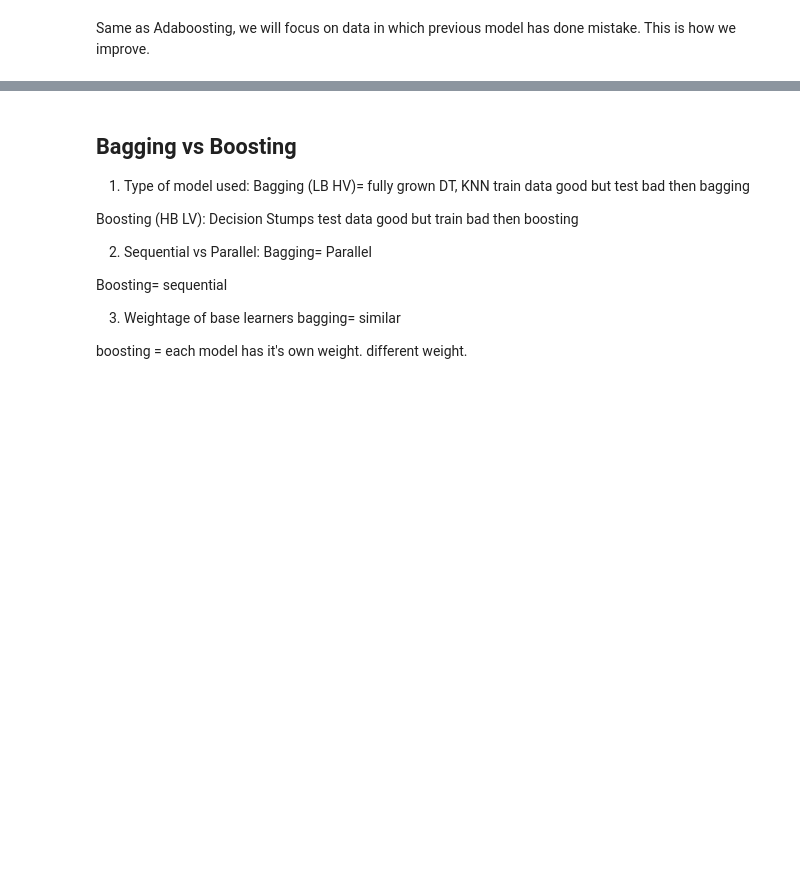
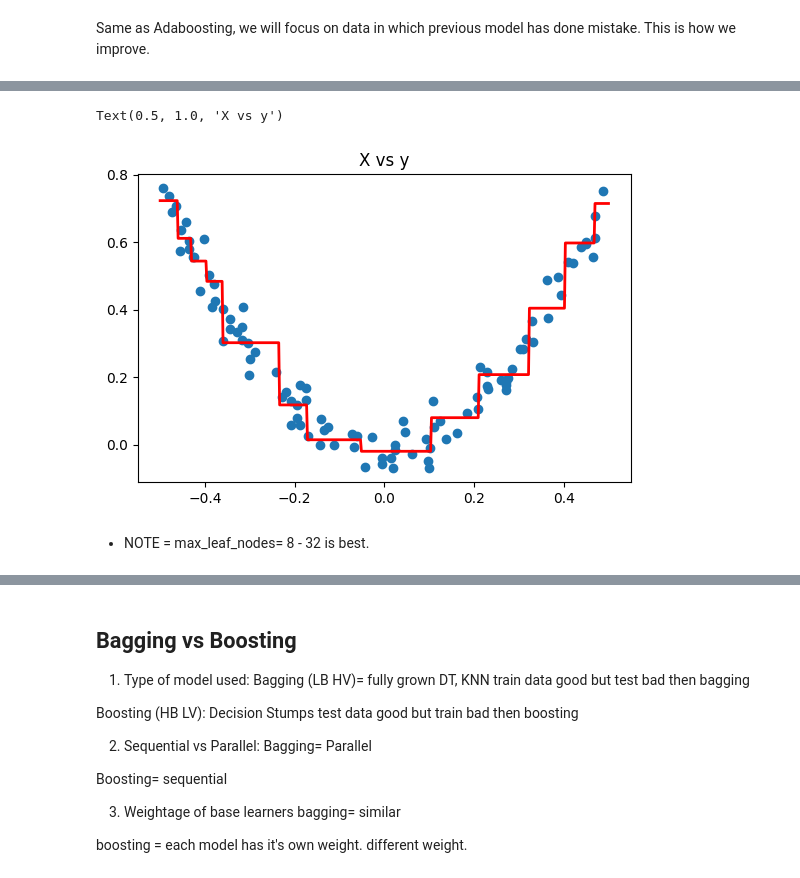
Before and after one commit to Avit-hodibu/Ensemble_learning, a Jupyter notebook: Ensemble_learning.ipynb, the cells around one changed output, grey strips where cells are left out. Drawn from its saved outputs; the diff is of its cells as text; code cells hidden in the pictures; blank space fills up the shorter version.

```diff
--- a/Ensemble_learning.ipynb
+++ b/Ensemble_learning.ipynb
@@ -1365,0 +1458,3 @@ In first model, no matter what value you put it will give the output the average
+# %%
+df['pred2'] = 0.265458 + tree1.predict(df['X'].values.reshape(100,1))
+df.head()
@@ -1365,0 +1468,4 @@ In first model, no matter what value you put it will give the output the average
+# %%
+# residue
+df['res2'] = df['y'] - df['pred2']
+df.head()
@@ -1365,0 +1479,17 @@ In first model, no matter what value you put it will give the output the average
+# %%
+# model 3 same as model 2
+tree2 = DecisionTreeRegressor(max_leaf_nodes=8)
+
+tree2.fit(df['X'].values.reshape(100,1),df['res2'].values)
+y_pred = 0.265458 + sum(regressor.predict(X_test.reshape(-1, 1)) for regressor in [tree1,tree2])
+
+plt.figure(figsize=(14,4))
+plt.subplot(121)
+plt.plot(X_test, y_pred, linewidth=2,color='red')
+plt.scatter(df['X'],df['y'])
+plt.title('X vs y')
+# %% [output]
+Text(0.5, 1.0, 'X vs y')
+[figure, added]
+# %% [markdown]
+* NOTE = max_leaf_nodes= 8 - 32 is best.
```
Also changed, not shown: parts of 11 cells of this notebook.
